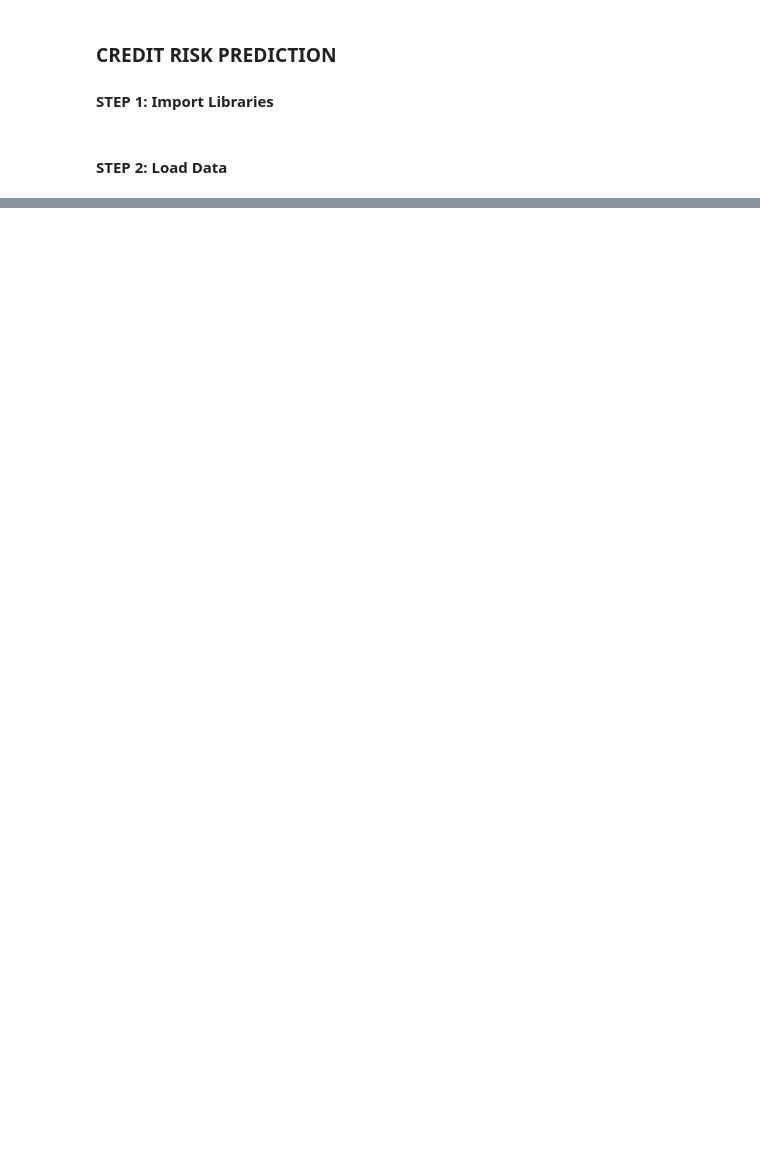
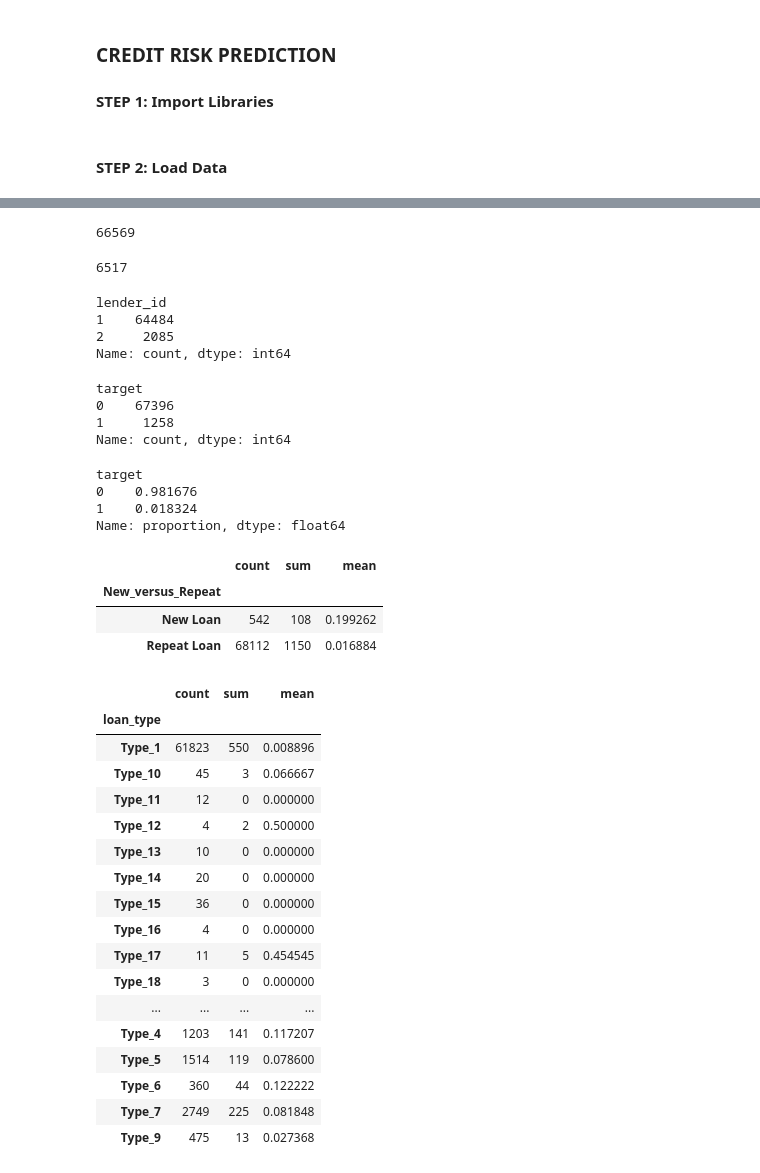
Before and after one commit to PravinMaleya/Credit-Risk-Prediction, a Jupyter notebook: notebooks/01_data_loading.ipynb, the cells around one changed output, grey strips where cells are left out. Saved outputs shown, nothing was run; the diff lists cells and outputs as text; code cells hidden in the pictures; blank space fills up the shorter version.

```diff
--- a/notebooks/01_data_loading.ipynb
+++ b/notebooks/01_data_loading.ipynb
@@ -25,0 +113,64 @@ df.head()
+# %%
+# Check for unique loan_ids
+df["tbl_loan_id"].nunique()
+# %% [output]
+66569
+# %%
+# Check for unique customer_ids
+df["customer_id"].nunique()
+# %% [output]
+6517
+# %%
+# Show unique lenders per loan_id
+df.groupby("tbl_loan_id")["lender_id"].nunique().value_counts().sort_index()
+# %% [output]
+lender_id
+1    64484
+2     2085
+Name: count, dtype: int64
+# %%
+# Target distribution
+df["target"].value_counts()
+# %% [output]
+target
+0    67396
+1     1258
+Name: count, dtype: int64
+# %%
+df["target"].value_counts(normalize=True)
+# %% [output]
+target
+0    0.981676
+1    0.018324
+Name: proportion, dtype: float64
+# %%
+# Check defaulters by new vs repeat customers
+#.sum() because we are dealing with a binary target variable
+df.groupby("New_versus_Repeat")["target"].agg(["count", "sum", "mean"])
+# %% [output]
+|  | count | sum | mean |
+| New_versus_Repeat |  |  |  |
+| New Loan | 542 | 108 | 0.199262 |
+| Repeat Loan | 68112 | 1150 | 0.016884 |
+# %%
+# Check defaulters by loan type
+df.groupby("loan_type")["target"].agg(["count", "sum", "mean"])
+# %% [output]
+|  | count | sum | mean |
+| loan_type |  |  |  |
+| Type_1 | 61823 | 550 | 0.008896 |
+| Type_10 | 45 | 3 | 0.066667 |
+| Type_11 | 12 | 0 | 0.000000 |
+| Type_12 | 4 | 2 | 0.500000 |
+| Type_13 | 10 | 0 | 0.000000 |
+| Type_14 | 20 | 0 | 0.000000 |
+| Type_15 | 36 | 0 | 0.000000 |
+| Type_16 | 4 | 0 | 0.000000 |
+| Type_17 | 11 | 5 | 0.454545 |
+| Type_18 | 3 | 0 | 0.000000 |
+| ... | ... | ... | ... |
+| Type_4 | 1203 | 141 | 0.117207 |
+| Type_5 | 1514 | 119 | 0.078600 |
+| Type_6 | 360 | 44 | 0.122222 |
+| Type_7 | 2749 | 225 | 0.081848 |
+| Type_9 | 475 | 13 | 0.027368 |
```
Also changed, not shown: parts of 15 cells of this notebook, 2 other files.
